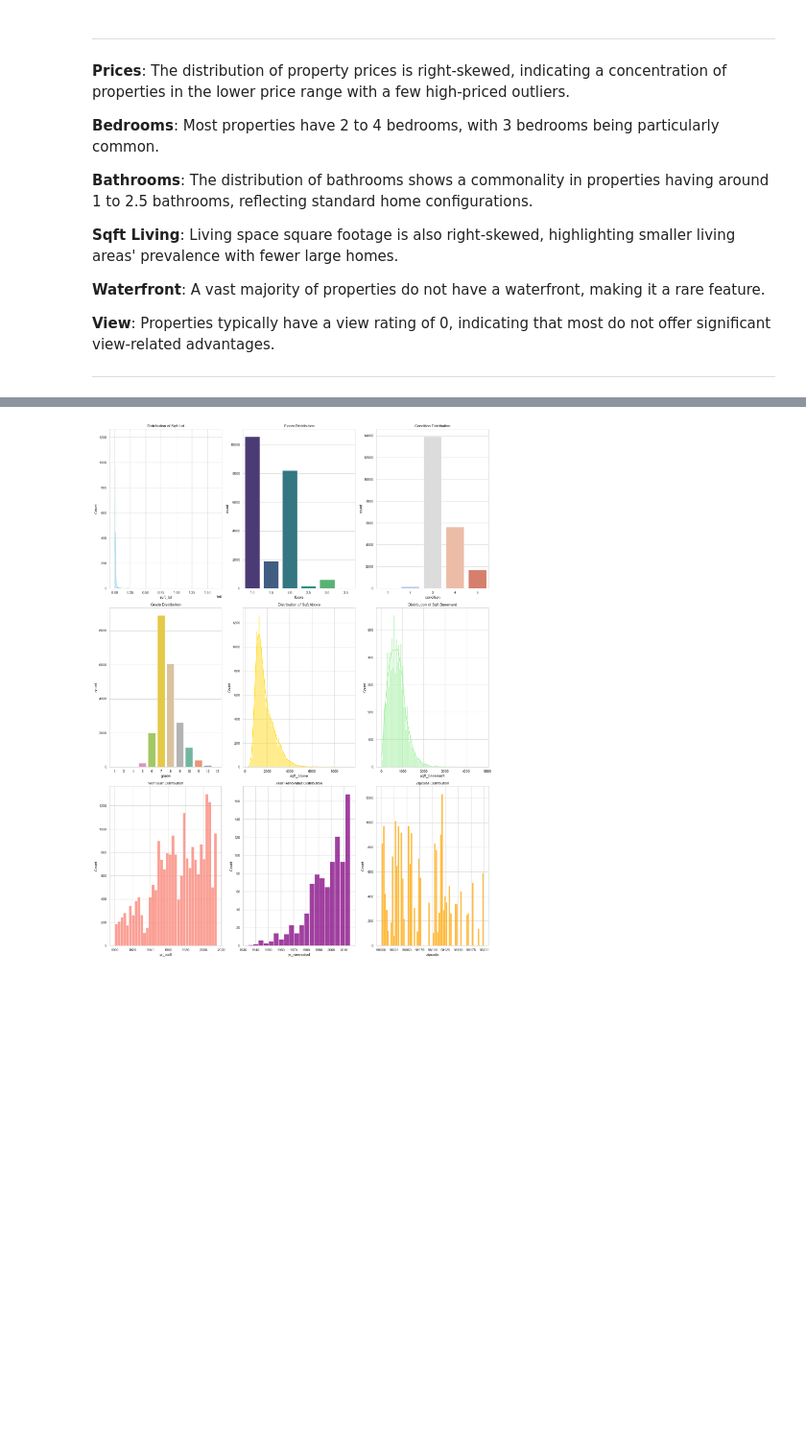
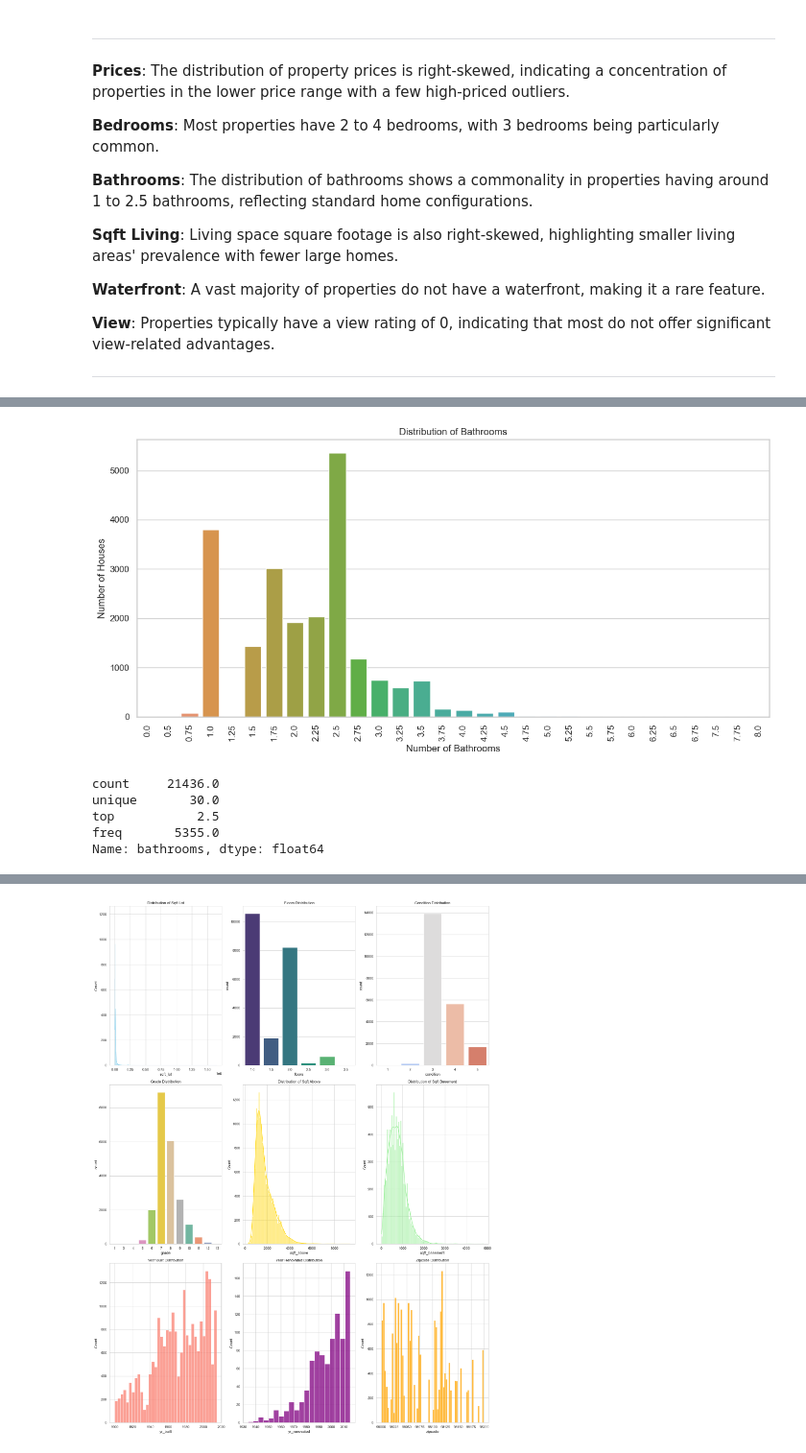
Before and after one commit to Enam88/apartment-hunter, a Jupyter notebook: notebooks/eda.ipynb, the cells around one changed output, grey strips where cells are left out. Shown at 96% size. Cells and saved outputs as stored; diff of their text form; code cells hidden in the pictures; blank space fills up the shorter version.

```diff
--- a/notebooks/eda.ipynb
+++ b/notebooks/eda.ipynb
@@ -199,0 +287,23 @@ plt.show()
+# %%
+# Convert 'bathrooms' to a categorical type, since the number of bathrooms is a discrete value
+data['bathrooms'] = data['bathrooms'].astype('category')
+
+# Let's visualize the distribution of 'bathrooms' in the dataset
+plt.figure(figsize=(12, 6))
+sns.countplot(data=data, x='bathrooms', order = data['bathrooms'].cat.categories)
+plt.title('Distribution of Bathrooms')
+plt.xlabel('Number of Bathrooms')
+plt.ylabel('Number of Houses')
+plt.xticks(rotation=90)
+plt.tight_layout()  # This will adjust spacing to accommodate the labels
+plt.show()
+
+# Output descriptive statistics for bathrooms
+data['bathrooms'].describe()
+# %% [output]
+[figure, added]
+count     21436.0
+unique       30.0
+top           2.5
+freq       5355.0
+Name: bathrooms, dtype: float64
```
Also changed, not shown: parts of 43 cells of this notebook.
